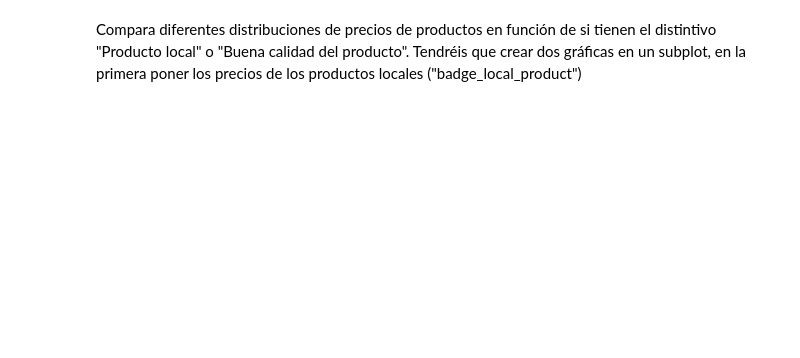
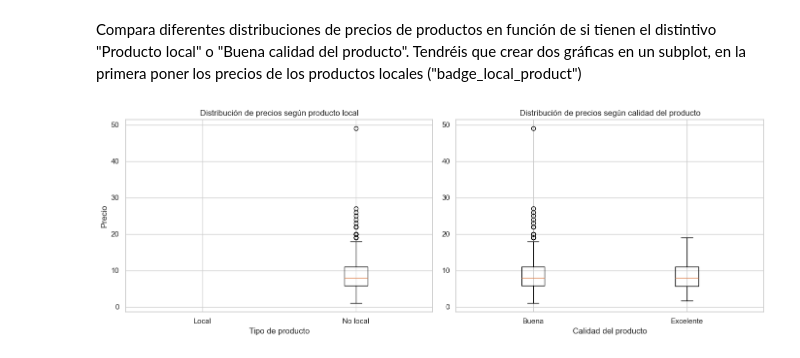
Before and after one commit to PatriciaAnaya/modulo-3-equipo-4-pair, a Jupyter notebook: modulo3-pair-visualizacionI.ipynb, the cells around one changed output. Drawn from its saved outputs; the diff is of its cells as text; code cells hidden in the pictures; blank space fills up the shorter version.

```diff
--- a/modulo3-pair-visualizacionI.ipynb
+++ b/modulo3-pair-visualizacionI.ipynb
@@ -213,2 +266,41 @@ plt.gca().spines["top"].set_visible(False) # quitamos la línea de arriba;
 # %% [markdown]
 Compara diferentes distribuciones de precios de productos en función de si tienen el distintivo "Producto local" o "Buena calidad del producto". Tendréis que crear dos gráficas en un subplot, en la primera poner los precios de los productos locales ("badge_local_product")
+# %%
+# --- Preparación de los datos ---
+
+# Precios según si el producto es local
+precio_local = df[df['badge_local_product'] == 'Sí']['price']
+precio_no_local = df[df['badge_local_product'] == 'No']['price']
+
+# Precios según calidad del producto
+precio_buena = df[df['badge_product_quality'] == 'Buena']['price']
+precio_excelente = df[df['badge_product_quality'] == 'Excelente']['price']
+
+
+# --- Creación de la visualización ---
+
+fig, axes = plt.subplots(1, 2, figsize=(14, 5))
+
+# Subplot 1: Producto local vs no local
+axes[0].boxplot(
+    [precio_local, precio_no_local],
+    labels=['Local', 'No local'],
+    showfliers=True
+)
+axes[0].set_title('Distribución de precios según producto local')
+axes[0].set_xlabel('Tipo de producto')
+axes[0].set_ylabel('Precio')
+
+# Subplot 2: Calidad del producto
+axes[1].boxplot(
+    [precio_buena, precio_excelente],
+    labels=['Buena', 'Excelente'],
+    showfliers=True
+)
+axes[1].set_title('Distribución de precios según calidad del producto')
+axes[1].set_xlabel('Calidad del producto')
+
+plt.tight_layout()
+plt.show()
+# %% [output]
+[figure, added]
```
Also changed, not shown: parts of 3 cells of this notebook.
